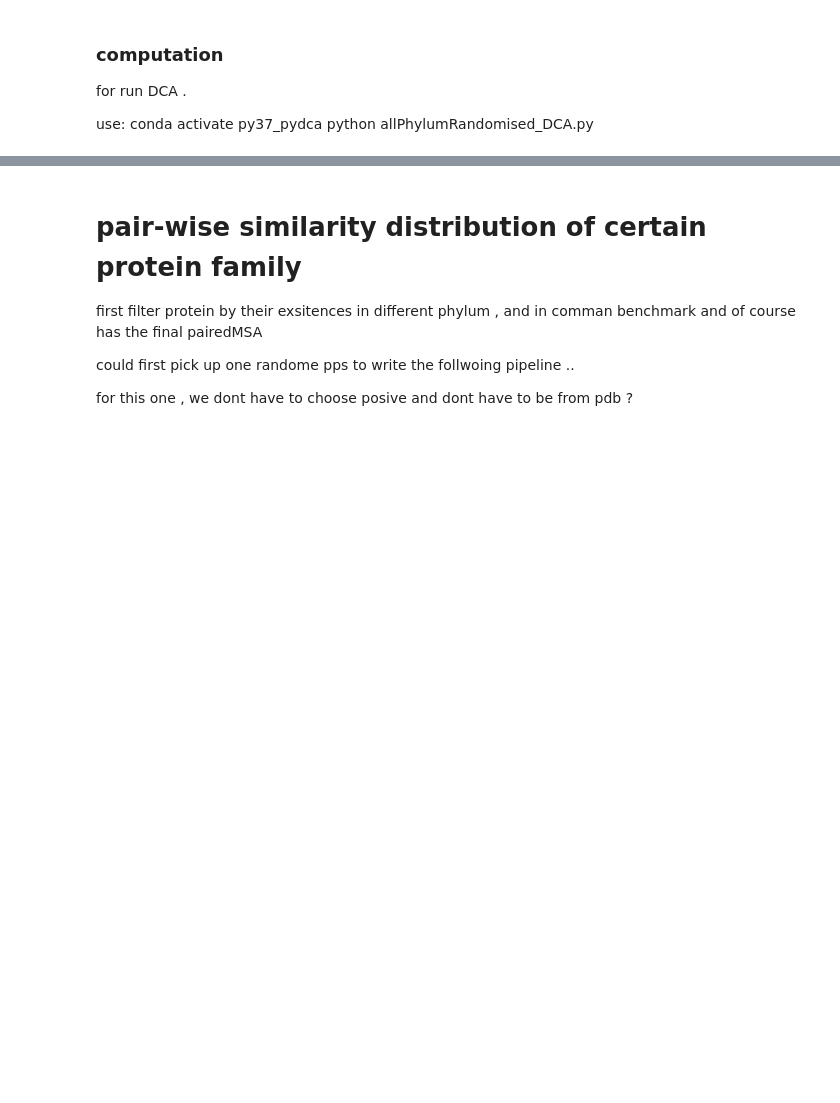
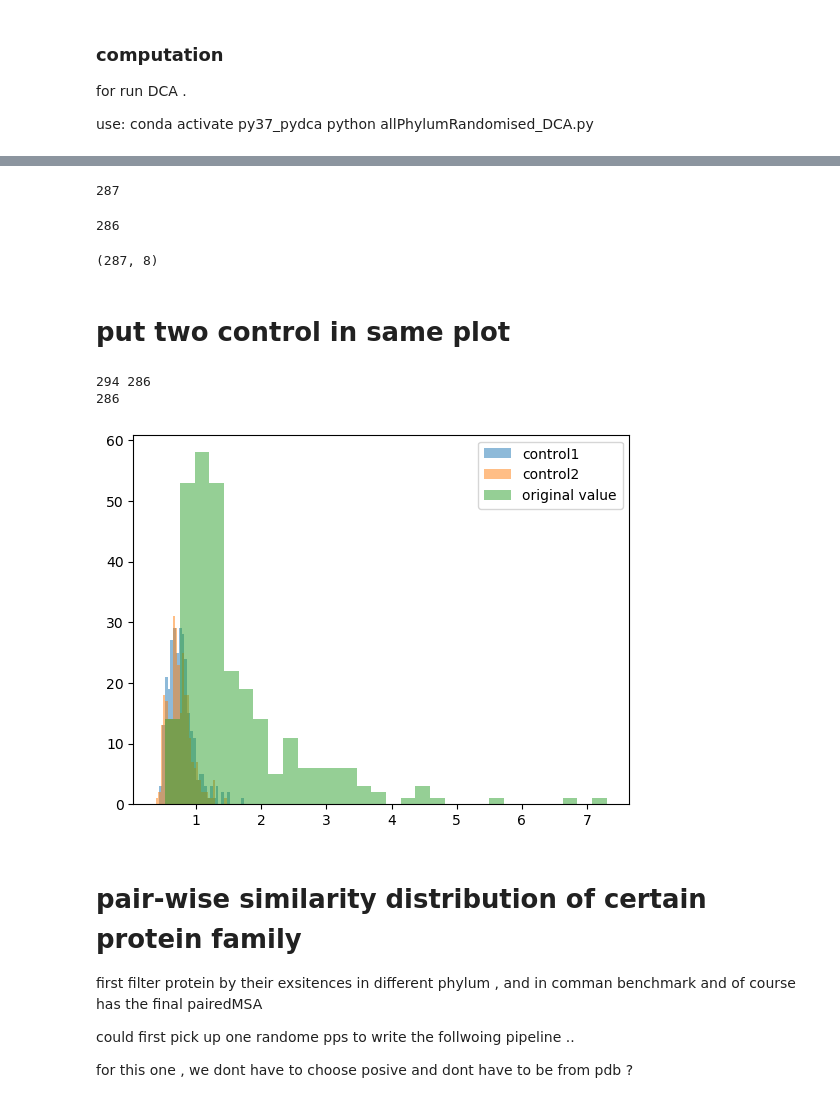
Before and after one commit to TaoDFang/PPI_Prediction_byCoevolution, a Jupyter notebook: notebooks/SR_review_comments.ipynb, the cells around one changed output, grey strips where cells are left out. Saved outputs shown, nothing was run; the diff lists cells and outputs as text; code cells hidden in the pictures; blank space fills up the shorter version.

Commit message:
SR review comment, control experiments 0.2

```diff
--- a/notebooks/SR_review_comments.ipynb
+++ b/notebooks/SR_review_comments.ipynb
@@ -335,0 +420,27 @@ use:
+# %%
+allPhylum_input_msaFiles = glob.glob(
+    allPhylumRandomised_SamePosandNeg_pairedMSA_Nf90_folder+"*.fasta")
+print(len(allPhylum_input_msaFiles))
+allPhylum_input_msaFiles = [os.path.basename(f)[0:-len(".fasta")]
+                             for f in allPhylum_input_msaFiles]
+allPhylum_input_PPs = [f.split("and") for f in allPhylum_input_msaFiles]
+# %% [output]
+287
+# %%
+control2_original_topRanking_DCA_dict = {(p1, p2): original_topRanking_DCA_dict[(
+    p1, p2)] for p1, p2 in allPhylum_input_PPs if (p1, p2) in original_topRanking_DCA_dict}
+print(len(control2_original_topRanking_DCA_dict))
+
+# one exceptin is ('511145.b0440', '511145.b4000'), probably removed by other filtering step, like deep homologs , no bigie
+# %% [output]
+286
+# %%
+control2_dataframe_file = leftPhylum_input_root_folder + \
+    "allPhylumRandomised_Benchmark/max_pydcaFNAPC_frame.csv"
+control2_dataframe = pd.read_csv(control2_dataframe_file, header=0, index_col=None, sep="\t")
+print(control2_dataframe.shape)
+control2_topRanking_DCA_dict = control2_dataframe.values.tolist()
+
+control2_topRanking_DCA_dict={(l[0],l[1]):l[-1] for l in control2_topRanking_DCA_dict}
+# %% [output]
+(287, 8)
@@ -336,3 +460,30 @@ use:
+# %% [markdown]
+# put two control in same plot
+# %%
+print(len(control1_original_topRanking_DCA_dict),len(control2_original_topRanking_DCA_dict))
+common_PPs=[pp for pp in control1_original_topRanking_DCA_dict if pp in control2_original_topRanking_DCA_dict]
+print(len(common_PPs))
+# %% [output]
+294 286
+286
+# %%
+original_list=list()
+control1_list = list()
+control2_list=list()
+for pp in common_PPs:
+    #print(pp, control1_original_topRanking_DCA_dict[pp], control1_topRanking_DCA_dict[pp])
+    original_list.append(control2_original_topRanking_DCA_dict[pp])
+    control1_list.append(control1_topRanking_DCA_dict[pp])
+    control2_list.append(control2_topRanking_DCA_dict[pp])
+
+bins_num=30 # 30
+plt.hist(control1_list, bins=bins_num, alpha=0.5, label="control1")
+plt.hist(control2_list, bins=bins_num, alpha=0.5, label="control2")
+plt.hist(original_list, bins=bins_num, alpha=0.5, label="original value")
+plt.legend(loc='upper right')
+plt.show()
+# %% [output]
+[figure, added]
 # %% [markdown]
 # pair-wise similarity distribution  of certain protein family
 
```
Also changed, not shown: parts of 15 cells of this notebook, 1 other file.
